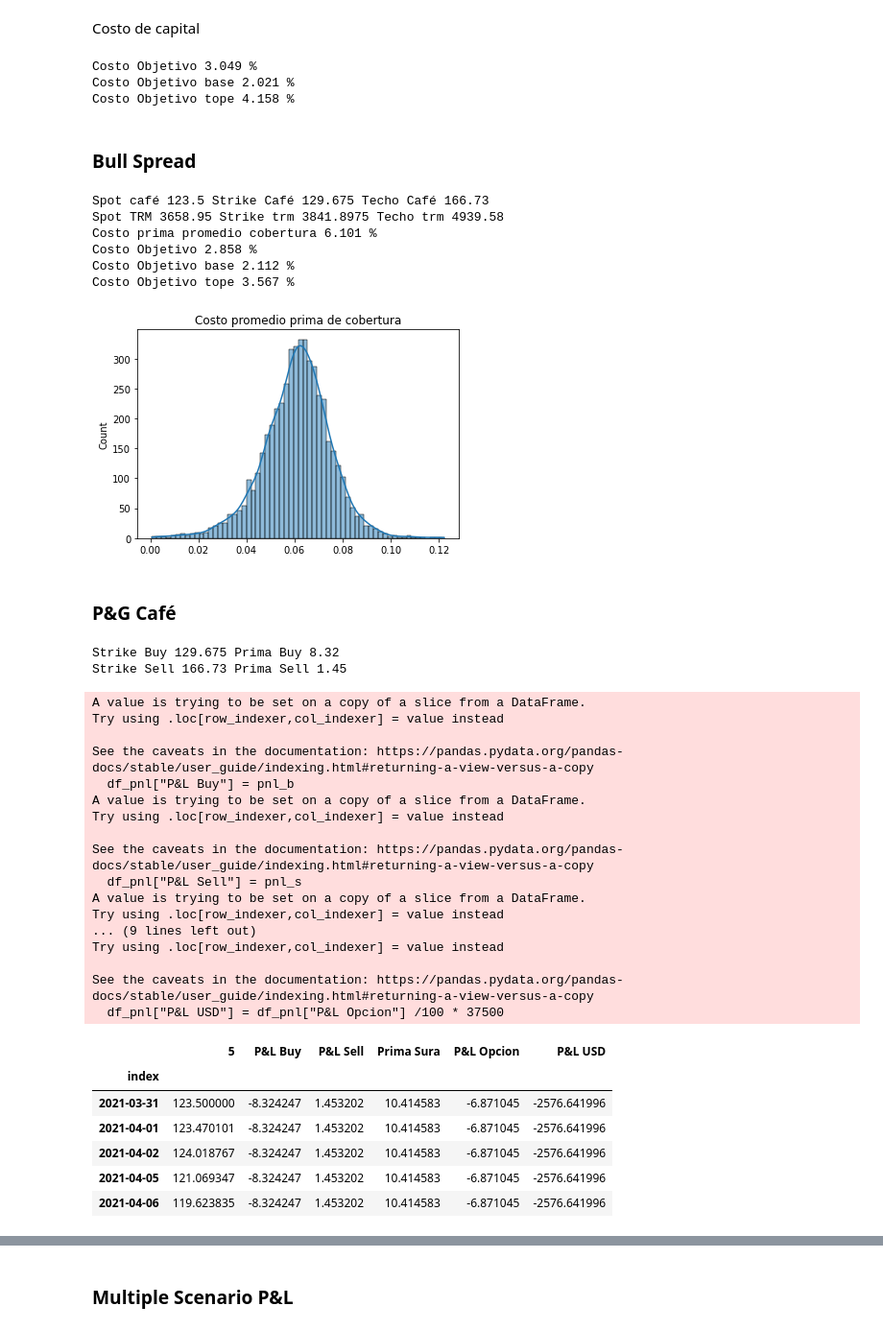
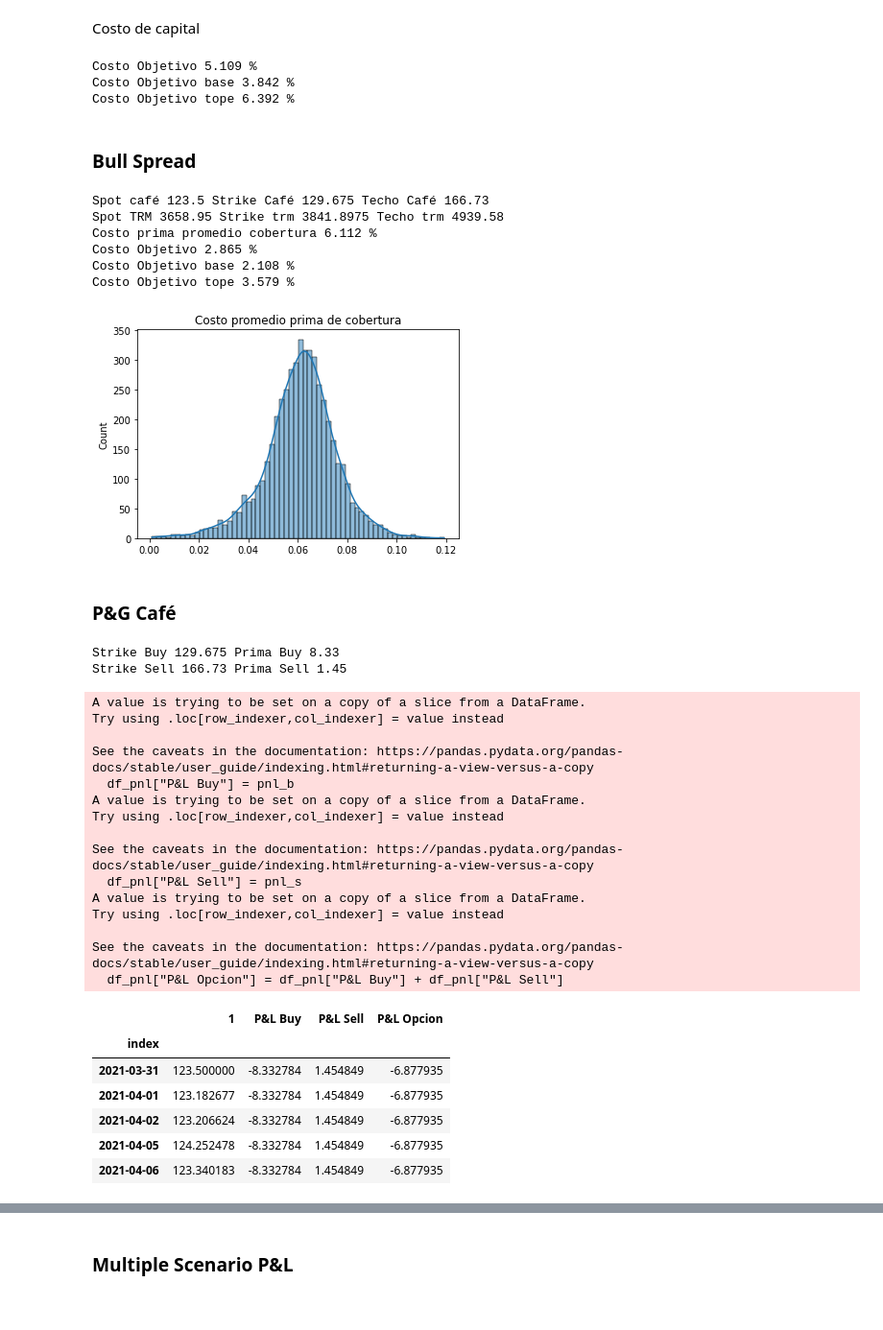
Before and after one commit to danielgvb/risk_sim, a Jupyter notebook: Risk_Sim.ipynb, the cells around one changed output, grey strips where cells are left out. Shown at 96% size. Cells and saved outputs as stored; diff of their text form; code cells hidden in the pictures.

```diff
--- a/Risk_Sim.ipynb
+++ b/Risk_Sim.ipynb
@@ -264,7 +264,7 @@ N = Tb / dt
 t = np.arange(1, int(N) + 1)
 mu = np.mean(returns)
 sigma = np.std(returns)
-scen_size = 50 # User input
+scen_size = 1000 # User input
 b = {str(scen): np.random.normal(0, 1, int(N)) for scen in range(1, scen_size + 1)}
 W = {str(scen): b[str(scen)].cumsum() for scen in range(1, scen_size + 1)}
 # %%
@@ -333,7 +333,7 @@ N = Tb / dt
 t = np.arange(1, int(N) + 1)
 mu_trm = np.mean(returns_trm)
 sigma_trm = np.std(returns_trm)
-scen_size = 50 # User input
+scen_size = 1000 # User input
 b = {str(scen): np.random.normal(0, 1, int(N)) for scen in range(1, scen_size + 1)}
 W = {str(scen): b[str(scen)].cumsum() for scen in range(1, scen_size + 1)}
 
@@ -443,9 +443,9 @@ print("Costo Objetivo", round(prima_obj*100,3), "%")
 print("Costo Objetivo base", round(prima_obj_base*100,3), "%")
 print("Costo Objetivo tope", round(prima_obj_tope*100,3), "%")
 # %% [output]
-Costo Objetivo 3.049 %
-Costo Objetivo base 2.021 %
-Costo Objetivo tope 4.158 %
+Costo Objetivo 5.109 %
+Costo Objetivo base 3.842 %
+Costo Objetivo tope 6.392 %
 # %% [markdown]
 ### Bull Spread
 # %%
@@ -526,11 +526,11 @@ plt.show()
 # %% [output]
 Spot café 123.5 Strike Café 129.675 Techo Café 166.73
 Spot TRM 3658.95 Strike trm 3841.8975 Techo trm 4939.58
-Costo prima promedio cobertura 6.101 %
-Costo Objetivo 2.858 %
-Costo Objetivo base 2.112 %
-Costo Objetivo tope 3.567 %
+Costo prima promedio cobertura 6.112 %
+Costo Objetivo 2.865 %
+Costo Objetivo base 2.108 %
+Costo Objetivo tope 3.579 %
-[figure, old version]
+[figure, new version]
 # %% [markdown]
 ### P&G Café
 # %%
@@ -583,43 +583,41 @@ for spot in df_spot_coffee[0]:
     pnl_s.append(profit_s)
 
 
 print("Strike Buy",K ,"Prima Buy", round(price_b,2))
 print("Strike Sell",round(K_techo,2) ,"Prima Sell", round(price_s,2))
 
 aleatorio = random.randint(0,9)
 
 df_pnl = df_spot_coffee[[aleatorio]]
 df_pnl["P&L Buy"] = pnl_b
 df_pnl["P&L Sell"] = pnl_s
-df_pnl["Prima Sura"] = prima_total
 df_pnl["P&L Opcion"] = df_pnl["P&L Buy"] + df_pnl["P&L Sell"]
-df_pnl["P&L USD"] = df_pnl["P&L Opcion"] /100 * 37500
+
+
 
 df_pnl.head()
 # %% [output]
-Strike Buy 129.675 Prima Buy 8.32
+Strike Buy 129.675 Prima Buy 8.33
 Strike Sell 166.73 Prima Sell 1.45
 A value is trying to be set on a copy of a slice from a DataFrame.
 Try using .loc[row_indexer,col_indexer] = value instead
 
 See the caveats in the documentation: https://pandas.pydata.org/pandas-docs/stable/user_guide/indexing.html#returning-a-view-versus-a-copy
   df_pnl["P&L Buy"] = pnl_b
 A value is trying to be set on a copy of a slice from a DataFrame.
 Try using .loc[row_indexer,col_indexer] = value instead
 
 See the caveats in the documentation: https://pandas.pydata.org/pandas-docs/stable/user_guide/indexing.html#returning-a-view-versus-a-copy
   df_pnl["P&L Sell"] = pnl_s
 A value is trying to be set on a copy of a slice from a DataFrame.
 Try using .loc[row_indexer,col_indexer] = value instead
-... (9 lines left out)
-Try using .loc[row_indexer,col_indexer] = value instead
 
 See the caveats in the documentation: https://pandas.pydata.org/pandas-docs/stable/user_guide/indexing.html#returning-a-view-versus-a-copy
-  df_pnl["P&L USD"] = df_pnl["P&L Opcion"] /100 * 37500
+  df_pnl["P&L Opcion"] = df_pnl["P&L Buy"] + df_pnl["P&L Sell"]
-|  | 5 | P&L Buy | P&L Sell | Prima Sura | P&L Opcion | P&L USD |
-| index |  |  |  |  |  |  |
-| 2021-03-31 | 123.500000 | -8.324247 | 1.453202 | 10.414583 | -6.871045 | -2576.641996 |
-| 2021-04-01 | 123.470101 | -8.324247 | 1.453202 | 10.414583 | -6.871045 | -2576.641996 |
-| 2021-04-02 | 124.018767 | -8.324247 | 1.453202 | 10.414583 | -6.871045 | -2576.641996 |
-| 2021-04-05 | 121.069347 | -8.324247 | 1.453202 | 10.414583 | -6.871045 | -2576.641996 |
-| 2021-04-06 | 119.623835 | -8.324247 | 1.453202 | 10.414583 | -6.871045 | -2576.641996 |
+|  | 1 | P&L Buy | P&L Sell | P&L Opcion |
+| index |  |  |  |  |
+| 2021-03-31 | 123.500000 | -8.332784 | 1.454849 | -6.877935 |
+| 2021-04-01 | 123.182677 | -8.332784 | 1.454849 | -6.877935 |
+| 2021-04-02 | 123.206624 | -8.332784 | 1.454849 | -6.877935 |
+| 2021-04-05 | 124.252478 | -8.332784 | 1.454849 | -6.877935 |
+| 2021-04-06 | 123.340183 | -8.332784 | 1.454849 | -6.877935 |
```
Also changed, not shown: parts of 18 cells of this notebook.
